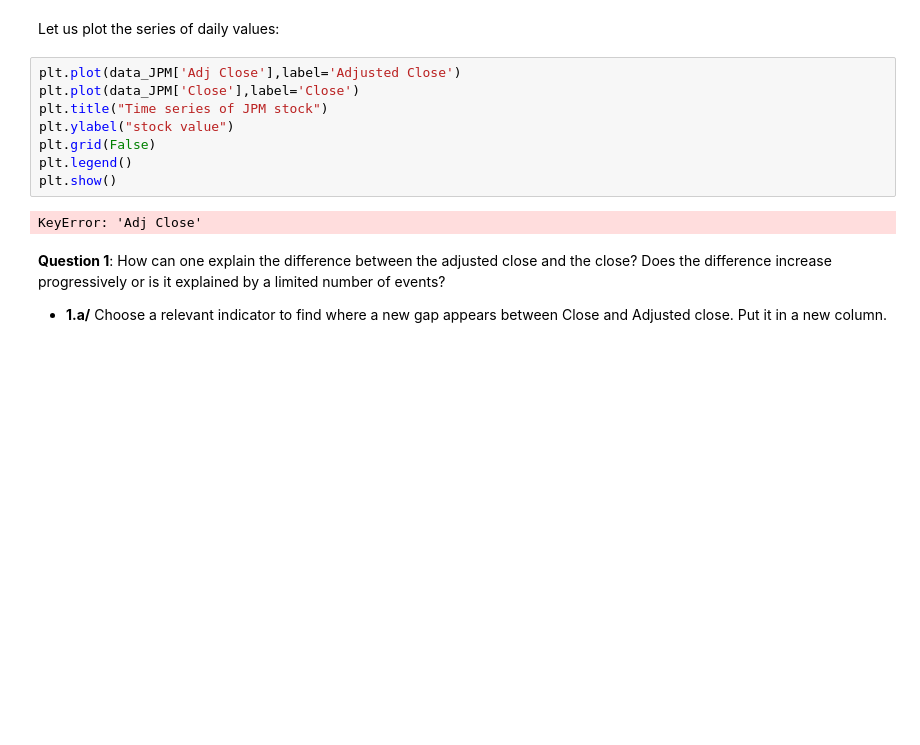
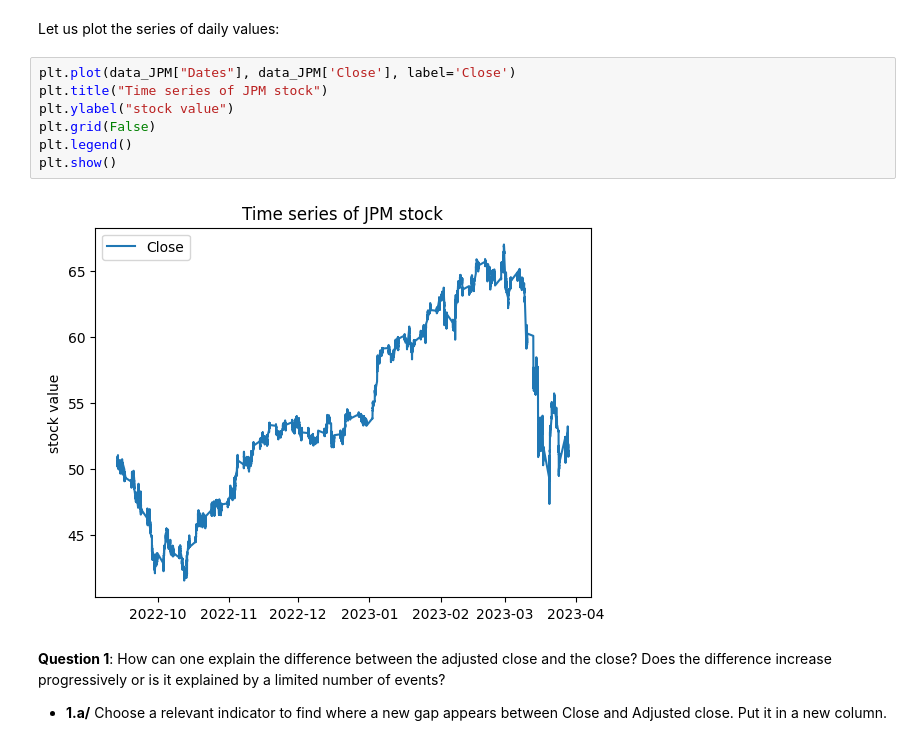
Before and after one commit to RaynorEtienn/NumericalProcessingOfFinancialData, a Jupyter notebook: TPs/TP1/TP1.ipynb, the cells around one changed output. Drawn from its saved outputs; the diff is of its cells as text; blank space fills up the shorter version.

```diff
--- a/TPs/TP1/TP1.ipynb
+++ b/TPs/TP1/TP1.ipynb
@@ -65,15 +65,14 @@ data_JPM shape :  (70996, 5)
 # %% [markdown]
 Let us plot the series of daily values:
 # %%
-plt.plot(data_JPM['Adj Close'],label='Adjusted Close')
-plt.plot(data_JPM['Close'],label='Close')
+plt.plot(data_JPM["Dates"], data_JPM['Close'], label='Close')
 plt.title("Time series of JPM stock")
 plt.ylabel("stock value")
 plt.grid(False)
 plt.legend()
 plt.show()
 # %% [output]
-KeyError: 'Adj Close'
+[figure, added]
 # %% [markdown]
 **Question 1**: How can one explain the difference between the adjusted close and the close? Does the difference increase progressively or is it explained by a limited number of events?
 
```
Also changed, not shown: 4 other files.
